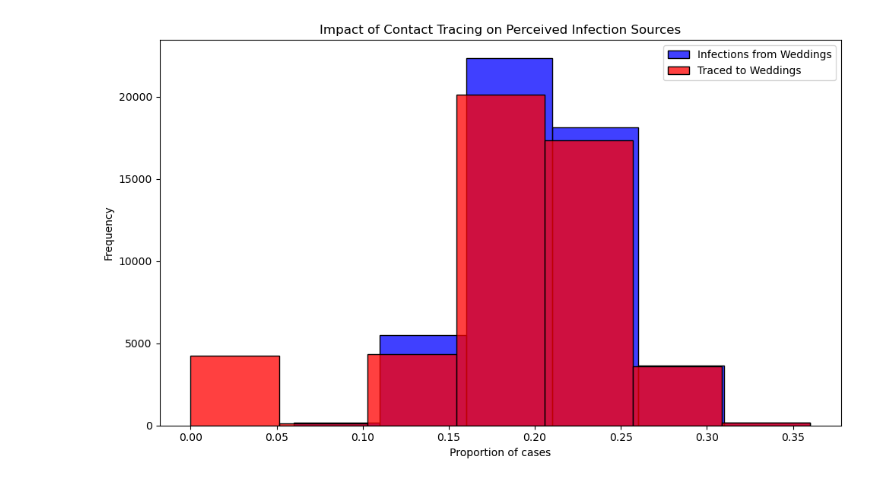
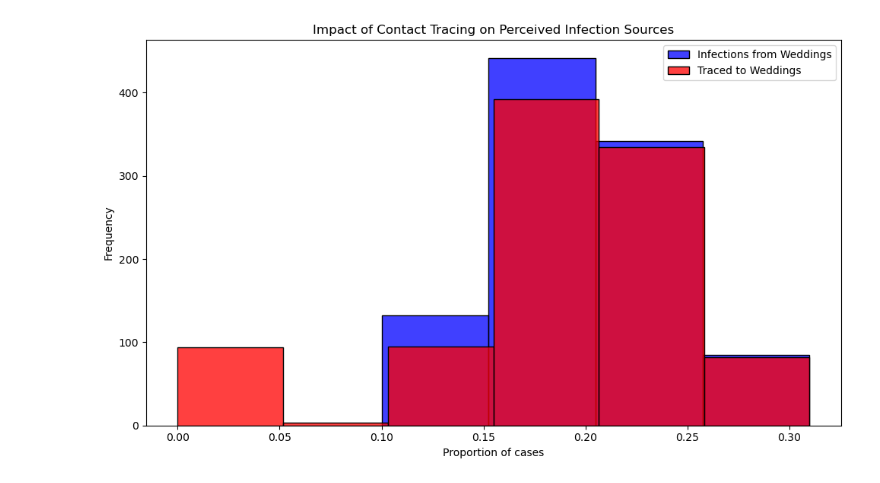
Before and after one commit to ShrutiPatil-SAP/sampling, a Jupyter notebook: whitby_covid tracing.py.ipynb, the cells around one changed output. Cells and saved outputs as stored; diff of their text form; code cells hidden in the pictures.

Commit message:
Run the simulation 1000 times

```diff
--- a/whitby_covid tracing.py.ipynb
+++ b/whitby_covid tracing.py.ipynb
@@ -54,33 +54,33 @@ def simulate_event(m):
   # Secondary contact tracing based on event attendance
   event_trace_counts = ppl[ppl['traced'] == True]['event'].value_counts()
   events_traced = event_trace_counts[event_trace_counts >= SECONDARY_TRACE_THRESHOLD].index
   ppl.loc[ppl['event'].isin(events_traced) & ppl['infected'], 'traced'] = True
 
   # Calculate proportions of infections and traces attributed to each event type
   ppl['event_type'] = ppl['event'].str[0]  # 'w' for wedding, 'b' for brunch
   wedding_infections = sum(ppl['infected'] & (ppl['event_type'] == 'w'))
   brunch_infections = sum(ppl['infected'] & (ppl['event_type'] == 'b'))
   p_wedding_infections = wedding_infections / (wedding_infections + brunch_infections)
 
   wedding_traces = sum(ppl['infected'] & ppl['traced'] & (ppl['event_type'] == 'w'))
   brunch_traces = sum(ppl['infected'] & ppl['traced'] & (ppl['event_type'] == 'b'))
   p_wedding_traces = wedding_traces / (wedding_traces + brunch_traces)
 
   return p_wedding_infections, p_wedding_traces
 
-# Run the simulation 50000 times
-results = [simulate_event(m) for m in range(50000)]
+# Run the simulation 1000 times
+results = [simulate_event(m) for m in range(1000)]
 props_df = pd.DataFrame(results, columns=["Infections", "Traces"])
 
 # Plotting the results
 plt.figure(figsize=(10, 6))
 sns.histplot(props_df['Infections'], color="blue", alpha=0.75, binwidth=0.05, kde=False, label='Infections from Weddings')
 sns.histplot(props_df['Traces'], color="red", alpha=0.75, binwidth=0.05, kde=False, label='Traced to Weddings')
 plt.xlabel("Proportion of cases")
 plt.ylabel("Frequency")
 plt.title("Impact of Contact Tracing on Perceived Infection Sources")
 plt.legend()
 plt.tight_layout()
 plt.show()
 # %% [output]
-[figure, old version]
+[figure, new version]
```
